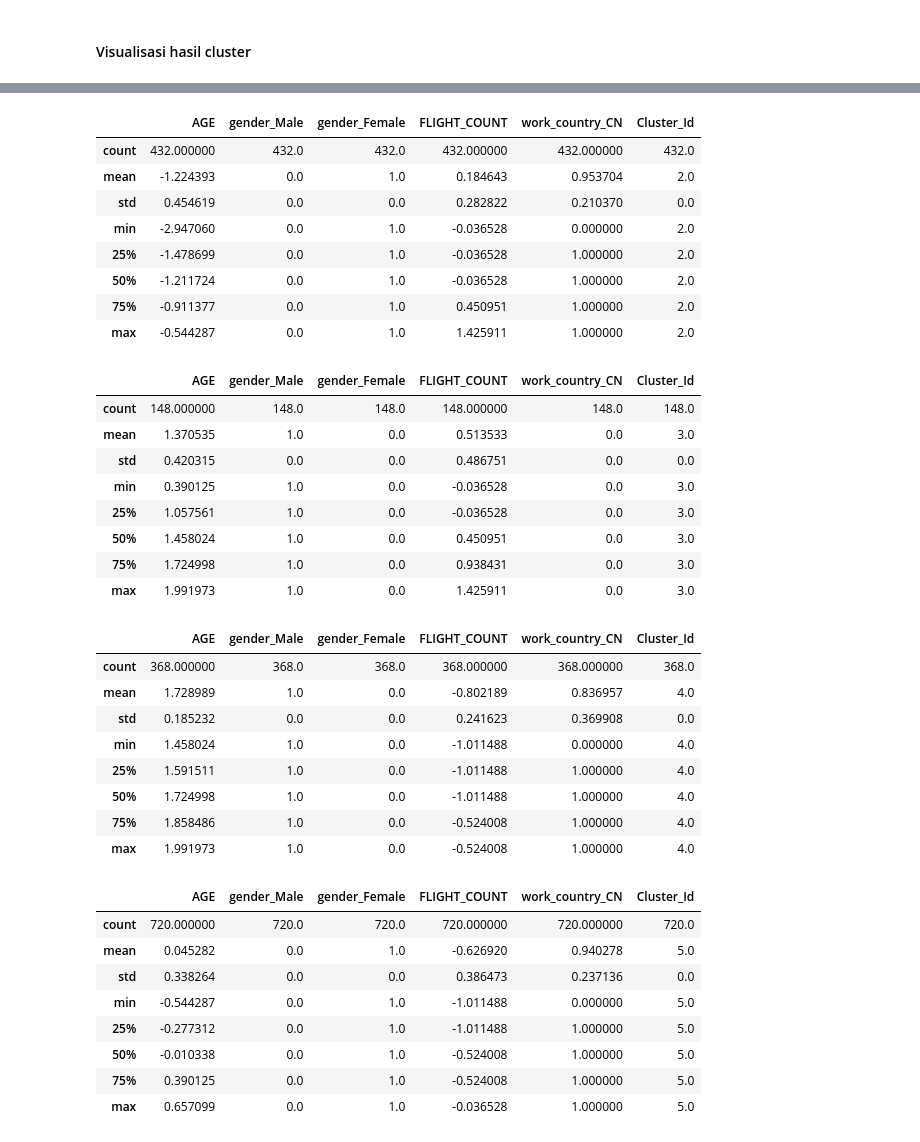
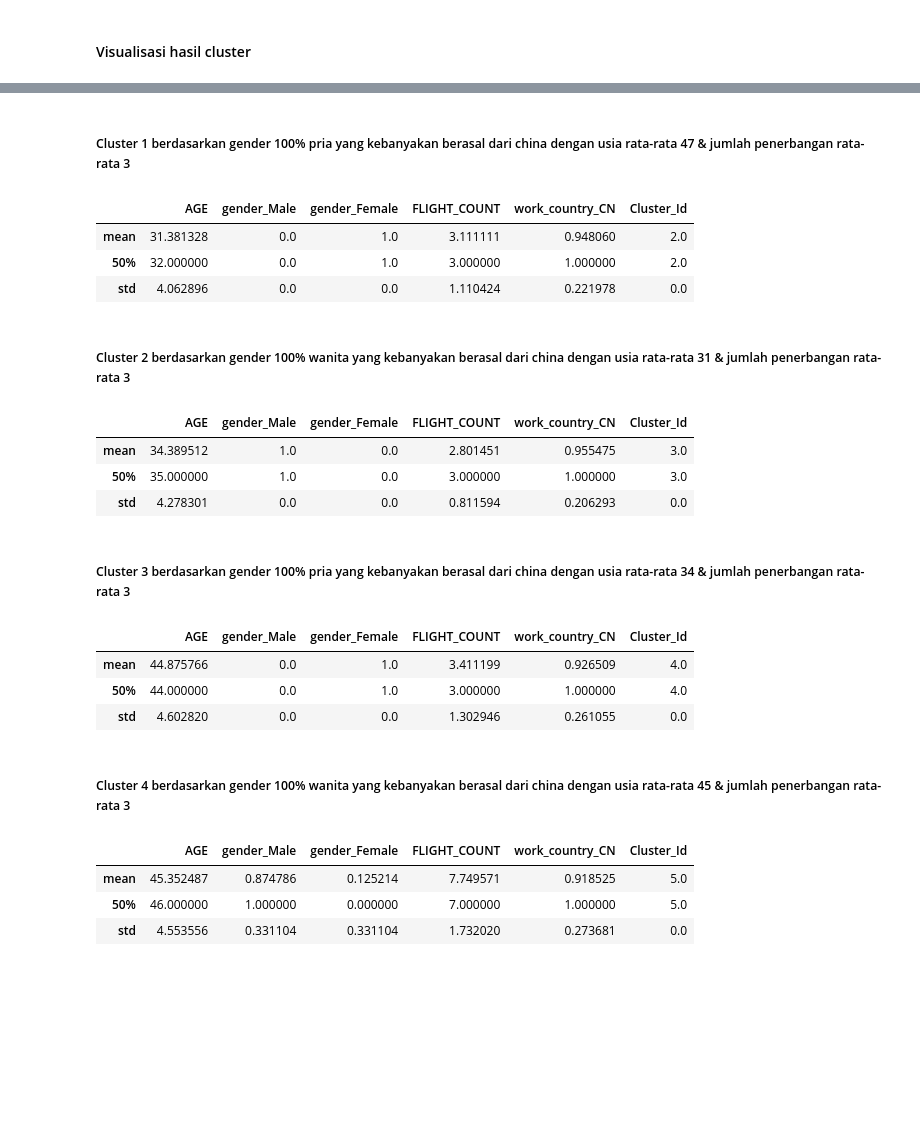
Before and after one commit to bagusatya08/K-Means-Clustering-Airline_Customer, a Jupyter notebook: clustering.ipynb, the cells around one changed output, grey strips where cells are left out. Drawn from its saved outputs; the diff is of its cells as text; code cells hidden in the pictures; blank space fills up the shorter version.

```diff
--- a/clustering.ipynb
+++ b/clustering.ipynb
@@ -884,7 +913,7 @@ For n_clusters=30, the silhouette score is 0.35045978008271345
 # %% [markdown]
 #### K-Means Clustering
 # %%
-kmeans = KMeans(n_clusters=25, init='k-means++', max_iter=300, n_init=10, random_state=89)
+kmeans = KMeans(n_clusters=6, init='k-means++', max_iter=300, n_init=10, random_state=89)
 kmeans.fit(data.values)
 
 y_kmeans = kmeans.fit_predict(data.values)
@@ -1061,0 +1099,3 @@ For n_clusters = 30 The average silhouette_score is : 0.6347535429881478
+# %%
+cluster = data
+cluster.head()
@@ -1061,0 +1109,3 @@ For n_clusters = 30 The average silhouette_score is : 0.6347535429881478
+# %%
+age = cluster['AGE'].to_list()
+flight = cluster['FLIGHT_COUNT'].to_list()
@@ -1062 +1114,4 @@ For n_clusters = 30 The average silhouette_score is : 0.6347535429881478
+# %%
+cluster.loc[:,['AGE']] = cluster['AGE'].replace(age, inversed[0])
+cluster.loc[:,['FLIGHT_COUNT']] = cluster['FLIGHT_COUNT'].replace(flight, inversed[1])
 # %%
@@ -1086,48 +1133,36 @@ data.query('Cluster_Id == 1').describe()
+# %% [markdown]
+##### Cluster 1 berdasarkan gender 100% pria yang kebanyakan berasal dari china dengan usia rata-rata 47 & jumlah penerbangan rata-rata 3
 # %%
-data.query('Cluster_Id == 2').describe()
+cluster.query('Cluster_Id == 2').describe().loc[['mean','50%','std']]
 # %% [output]
 |  | AGE | gender_Male | gender_Female | FLIGHT_COUNT | work_country_CN | Cluster_Id |
-| count | 432.000000 | 432.0 | 432.0 | 432.000000 | 432.000000 | 432.0 |
-| mean | -1.224393 | 0.0 | 1.0 | 0.184643 | 0.953704 | 2.0 |
-| std | 0.454619 | 0.0 | 0.0 | 0.282822 | 0.210370 | 0.0 |
-| min | -2.947060 | 0.0 | 1.0 | -0.036528 | 0.000000 | 2.0 |
-| 25% | -1.478699 | 0.0 | 1.0 | -0.036528 | 1.000000 | 2.0 |
-| 50% | -1.211724 | 0.0 | 1.0 | -0.036528 | 1.000000 | 2.0 |
-| 75% | -0.911377 | 0.0 | 1.0 | 0.450951 | 1.000000 | 2.0 |
-| max | -0.544287 | 0.0 | 1.0 | 1.425911 | 1.000000 | 2.0 |
+| mean | 31.381328 | 0.0 | 1.0 | 3.111111 | 0.948060 | 2.0 |
+| 50% | 32.000000 | 0.0 | 1.0 | 3.000000 | 1.000000 | 2.0 |
+| std | 4.062896 | 0.0 | 0.0 | 1.110424 | 0.221978 | 0.0 |
+# %% [markdown]
+##### Cluster 2 berdasarkan gender 100% wanita yang kebanyakan berasal dari china dengan usia rata-rata 31 & jumlah penerbangan rata-rata 3
 # %%
-data.query('Cluster_Id == 3').describe()
+cluster.query('Cluster_Id == 3').describe().loc[['mean','50%','std']]
 # %% [output]
 |  | AGE | gender_Male | gender_Female | FLIGHT_COUNT | work_country_CN | Cluster_Id |
-| count | 148.000000 | 148.0 | 148.0 | 148.000000 | 148.0 | 148.0 |
-| mean | 1.370535 | 1.0 | 0.0 | 0.513533 | 0.0 | 3.0 |
-| std | 0.420315 | 0.0 | 0.0 | 0.486751 | 0.0 | 0.0 |
-| min | 0.390125 | 1.0 | 0.0 | -0.036528 | 0.0 | 3.0 |
-| 25% | 1.057561 | 1.0 | 0.0 | -0.036528 | 0.0 | 3.0 |
-| 50% | 1.458024 | 1.0 | 0.0 | 0.450951 | 0.0 | 3.0 |
-| 75% | 1.724998 | 1.0 | 0.0 | 0.938431 | 0.0 | 3.0 |
-| max | 1.991973 | 1.0 | 0.0 | 1.425911 | 0.0 | 3.0 |
+| mean | 34.389512 | 1.0 | 0.0 | 2.801451 | 0.955475 | 3.0 |
+| 50% | 35.000000 | 1.0 | 0.0 | 3.000000 | 1.000000 | 3.0 |
+| std | 4.278301 | 0.0 | 0.0 | 0.811594 | 0.206293 | 0.0 |
+# %% [markdown]
+##### Cluster 3 berdasarkan gender 100% pria yang kebanyakan berasal dari china dengan usia rata-rata 34 & jumlah penerbangan rata-rata 3
 # %%
-data.query('Cluster_Id == 4').describe()
+cluster.query('Cluster_Id == 4').describe().loc[['mean','50%','std']]
 # %% [output]
 |  | AGE | gender_Male | gender_Female | FLIGHT_COUNT | work_country_CN | Cluster_Id |
-| count | 368.000000 | 368.0 | 368.0 | 368.000000 | 368.000000 | 368.0 |
-| mean | 1.728989 | 1.0 | 0.0 | -0.802189 | 0.836957 | 4.0 |
-| std | 0.185232 | 0.0 | 0.0 | 0.241623 | 0.369908 | 0.0 |
-| min | 1.458024 | 1.0 | 0.0 | -1.011488 | 0.000000 | 4.0 |
-| 25% | 1.591511 | 1.0 | 0.0 | -1.011488 | 1.000000 | 4.0 |
-| 50% | 1.724998 | 1.0 | 0.0 | -1.011488 | 1.000000 | 4.0 |
-| 75% | 1.858486 | 1.0 | 0.0 | -0.524008 | 1.000000 | 4.0 |
-| max | 1.991973 | 1.0 | 0.0 | -0.524008 | 1.000000 | 4.0 |
+| mean | 44.875766 | 0.0 | 1.0 | 3.411199 | 0.926509 | 4.0 |
+| 50% | 44.000000 | 0.0 | 1.0 | 3.000000 | 1.000000 | 4.0 |
+| std | 4.602820 | 0.0 | 0.0 | 1.302946 | 0.261055 | 0.0 |
+# %% [markdown]
+##### Cluster 4 berdasarkan gender 100% wanita yang kebanyakan berasal dari china dengan usia rata-rata 45 & jumlah penerbangan rata-rata 3
 # %%
-data.query('Cluster_Id == 5').describe()
+cluster.query('Cluster_Id == 5').describe().loc[['mean','50%','std']]
 # %% [output]
 |  | AGE | gender_Male | gender_Female | FLIGHT_COUNT | work_country_CN | Cluster_Id |
-| count | 720.000000 | 720.0 | 720.0 | 720.000000 | 720.000000 | 720.0 |
-| mean | 0.045282 | 0.0 | 1.0 | -0.626920 | 0.940278 | 5.0 |
-| std | 0.338264 | 0.0 | 0.0 | 0.386473 | 0.237136 | 0.0 |
-| min | -0.544287 | 0.0 | 1.0 | -1.011488 | 0.000000 | 5.0 |
-| 25% | -0.277312 | 0.0 | 1.0 | -1.011488 | 1.000000 | 5.0 |
-| 50% | -0.010338 | 0.0 | 1.0 | -0.524008 | 1.000000 | 5.0 |
-| 75% | 0.390125 | 0.0 | 1.0 | -0.524008 | 1.000000 | 5.0 |
-| max | 0.657099 | 0.0 | 1.0 | -0.036528 | 1.000000 | 5.0 |
+| mean | 45.352487 | 0.874786 | 0.125214 | 7.749571 | 0.918525 | 5.0 |
+| 50% | 46.000000 | 1.000000 | 0.000000 | 7.000000 | 1.000000 | 5.0 |
+| std | 4.553556 | 0.331104 | 0.331104 | 1.732020 | 0.273681 | 0.0 |
```
Also changed, not shown: parts of 27 cells of this notebook.
